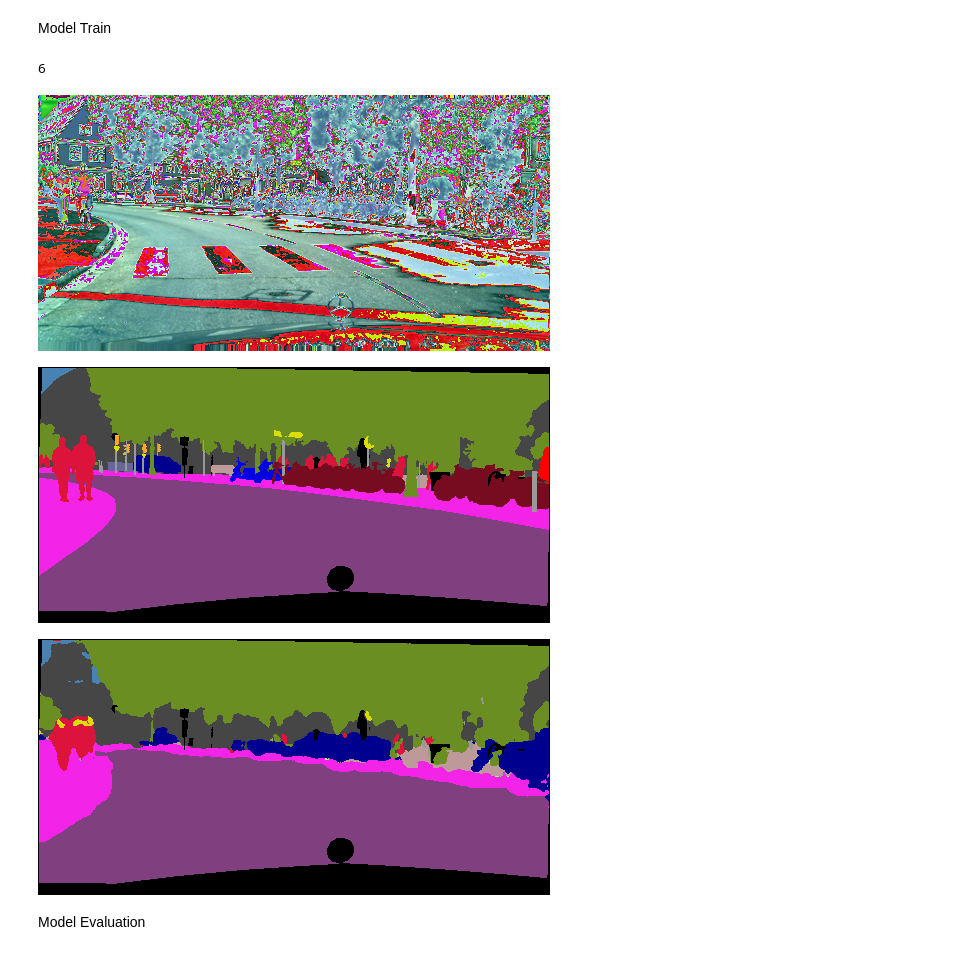
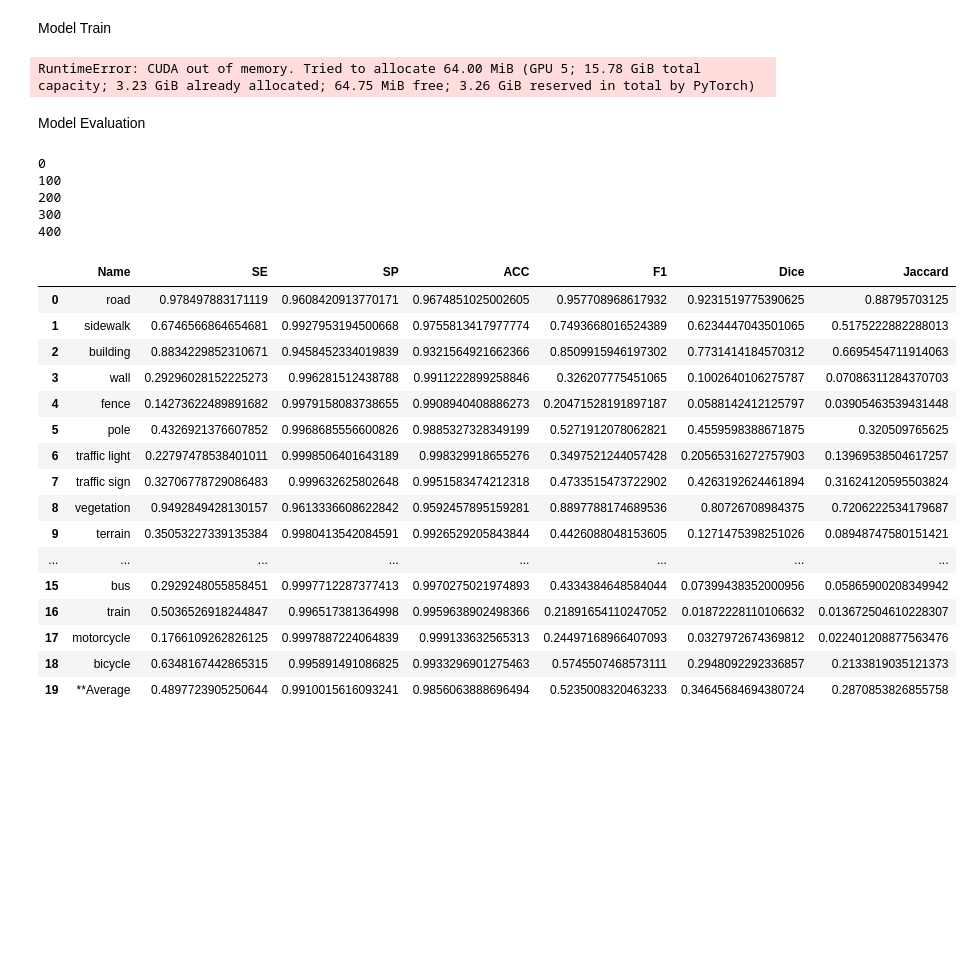
Before and after one commit to buvnswrn/Image-Segmentation, a Jupyter notebook: Task 2.ipynb, the cells around one changed output. Drawn from its saved outputs; the diff is of its cells as text; code cells hidden in the pictures; blank space fills up the shorter version.

```diff
--- a/Task 2.ipynb
+++ b/Task 2.ipynb
@@ -185,7 +183,7 @@ mapping = [7,8,11,12,13,17,19,20,21,22,23,24,25,26,27,28,31,32,33]
 
 configs = {
     "train" : {
-        "size" : 2975,
+        "size" : 2974,
         "root": "/datasets/cityscapes/medium/train/"
 
     },
@@ -209,7 +207,7 @@ class cityscapes(data.Dataset):
 
         pass
     def __len__(self):
-        return 2975
+        return self.size
     def __getitem__(self, index):
         name = str(index).zfill(4) + ".png"
         input = Image.open(self.root + "input/" + name )
@@ -267,7 +265,7 @@ def preview(outputs, targets, epoch):
 
 #init dataset with train data
 dst = cityscapes(selection = "train")
-trainloader = data.DataLoader(dst, batch_size = 1, num_workers = 10)
+trainloader = data.DataLoader(dst, batch_size = 2, num_workers = 10)
 
 size = len(mapping)
 
@@ -294,13 +292,13 @@ colors = torch.tensor([
     [0,0,0]
 ]) / 255
 
-modelRoot = "/datasets/finalSlim/"
+modelRoot = "/datasets/finalSlim3/"
 
 # loss function
 criterion = nn.MSELoss()
 # optimizer variable
 opt = optim.Adam(model.parameters())
-saveEachEpoch = False
+saveEachEpoch = True
 
 createIfNotExist(modelRoot)
 
@@ -308,7 +306,7 @@ try:
 
     for epoch in range(0, 100):
         if saveEachEpoch:
-            saveModel(model, modelRoot, epoch)
+            saveModel(model, modelRoot, epoch // 10)
 
         for i, (inputs, targets) in enumerate(trainloader):
             inputs = inputs.to(device)
@@ -327,23 +325,20 @@ try:
 except KeyboardInterrupt:
     pass
 
-torch.save(model, "r2u.model")
+torch.save(model, "r2u3.model")
 # %% [output]
-6
+RuntimeError: CUDA out of memory. Tried to allocate 64.00 MiB (GPU 5; 15.78 GiB total capacity; 3.23 GiB already allocated; 64.75 MiB free; 3.26 GiB reserved in total by PyTorch)
-[figure, removed]
-[figure, removed]
-[figure, removed]
 # %% [markdown]
 Model Evaluation
 # %%
 
-model = torch.load(modelRoot + "/r2u_epoch_99.model", map_location=device)
-model = model.eval()
+model = torch.load("r2u.model", map_location=device)
 # %%
 import sklearn.metrics
 
+model = model.train()
 size = len(mapping)
-
+#model.eval()
 dice = np.zeros(size)
 dice_count = np.zeros(size)
 jaccard = np.zeros(size)
@@ -399,24 +394,24 @@ with torch.no_grad():
 
 dice /= dice_count
 jaccard /= jaccard_count
+# %% [output]
+0
+100
+200
+300
+400
 # %%
 from IPython.display import HTML, display
 import tabulate
 
-test = np.array(reduced_mapping)-4
-if len(reduced_mapping) != len(mapping):
-    stripped_matrix = confusion_matrix[test][:, test]
-    stripped_dice = dice[test]
-    stripped_jaccard = jaccard[test]
-else:
-    stripped_matrix = confusion_matrix
-    stripped_dice = dice
-    stripped_jaccard = jaccard
+stripped_dice = dice
+stripped_jaccard = jaccard
 
-FP = stripped_matrix.sum(axis=0) - np.diag(stripped_matrix)
-FN = stripped_matrix.sum(axis=1) - np.diag(stripped_matrix)
-TP = np.diag(stripped_matrix)
-TN = stripped_matrix.sum() - (FP + FN + TP)
+
+FP = confusion_matrix.sum(axis=0) - np.diag(confusion_matrix)
+FN = confusion_matrix.sum(axis=1) - np.diag(confusion_matrix)
+TP = np.diag(confusion_matrix)
+TN = confusion_matrix.sum() - (FP + FN + TP)
 
 SE = np.nan_to_num(TP/(TP+FN))
 SP = np.nan_to_num(TN/(TN+FP))
@@ -449,32 +444,50 @@ names = [
     "person",
     "rider",
     "car",
     "truck",
     "bus",
     "caravan",
     "trailer",
     "train",
     "motorcycle",
     "bicycle"
 ]
 
 
 def plot(table):
     display(HTML(tabulate.tabulate(torch.tensor(table), tablefmt='html')))
 
 import pandas as pd
 
-names = np.array(names)[test]
+names = np.array(names)[np.array(mapping)-4]
 
-size = len(reduced_mapping)
+size = len(mapping)
 
 frame = [np.append(names, "**Average"),
          np.append(SE, np.sum(SE) / size),
          np.append(SP, np.sum(SP) / size),
          np.append(ACC, np.sum(ACC) / size),
          np.append(F1, np.sum(F1) / size),
          np.append(stripped_dice, np.sum(stripped_dice) / size),
          np.append(stripped_jaccard, np.sum(stripped_jaccard) / size)]
 
 
 pd.DataFrame(np.stack(frame, axis=1), columns=["Name","SE","SP","ACC","F1","Dice", "Jaccard"])
+# %% [output]
+|  | Name | SE | SP | ACC | F1 | Dice | Jaccard |
+| 0 | road | 0.978497883171119 | 0.9608420913770171 | 0.9674851025002605 | 0.957708968617932 | 0.9231519775390625 | 0.88795703125 |
+| 1 | sidewalk | 0.6746566864654681 | 0.9927953194500668 | 0.9755813417977774 | 0.7493668016524389 | 0.6234447043501065 | 0.5175222882288013 |
+| 2 | building | 0.8834229852310671 | 0.9458452334019839 | 0.9321564921662366 | 0.8509915946197302 | 0.7731414184570312 | 0.6695454711914063 |
+| 3 | wall | 0.29296028152225273 | 0.996281512438788 | 0.9911222899258846 | 0.326207775451065 | 0.1002640106275787 | 0.07086311284370703 |
+| 4 | fence | 0.14273622489891682 | 0.9979158083738655 | 0.9908940408886273 | 0.20471528191897187 | 0.0588142412125797 | 0.03905463539431448 |
+| 5 | pole | 0.4326921376607852 | 0.9968685556600826 | 0.9885327328349199 | 0.5271912078062821 | 0.4559598388671875 | 0.320509765625 |
+| 6 | traffic light | 0.22797478538401011 | 0.9998506401643189 | 0.998329918655276 | 0.3497521244057428 | 0.20565316272757903 | 0.13969538504617257 |
+| 7 | traffic sign | 0.32706778729086483 | 0.999632625802648 | 0.9951583474212318 | 0.4733515473722902 | 0.4263192624461894 | 0.31624120595503824 |
+| 8 | vegetation | 0.9492849428130157 | 0.9613336608622842 | 0.9592457895159281 | 0.8897788174689536 | 0.80726708984375 | 0.7206222534179687 |
+| 9 | terrain | 0.35053227339135384 | 0.9980413542084591 | 0.9926529205843844 | 0.4426088048153605 | 0.1271475398251026 | 0.08948747580151421 |
+| ... | ... | ... | ... | ... | ... | ... | ... |
+| 15 | bus | 0.2929248055858451 | 0.9997712287377413 | 0.9970275021974893 | 0.4334384648584044 | 0.07399438352000956 | 0.05865900208349942 |
+| 16 | train | 0.5036526918244847 | 0.996517381364998 | 0.9959638902498366 | 0.21891654110247052 | 0.01872228110106632 | 0.013672504610228307 |
+| 17 | motorcycle | 0.1766109262826125 | 0.9997887224064839 | 0.999133632565313 | 0.24497168966407093 | 0.0327972674369812 | 0.022401208877563476 |
+| 18 | bicycle | 0.6348167442865315 | 0.995891491086825 | 0.9933296901275463 | 0.5745507468573111 | 0.2948092292336857 | 0.2133819035121373 |
+| 19 | **Average | 0.4897723905250644 | 0.9910015616093241 | 0.9856063888696494 | 0.5235008320463233 | 0.34645684694380724 | 0.2870853826855758 |
```
Also changed, not shown: parts of 2 cells of this notebook, 1 other file.
